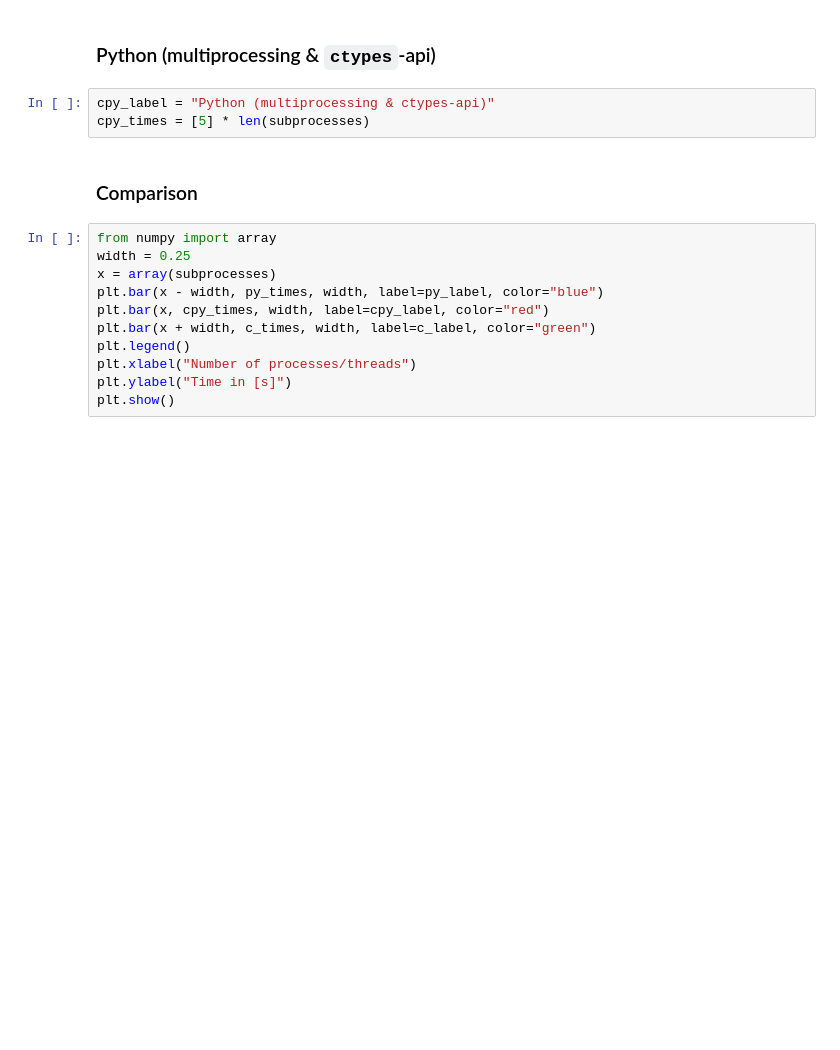
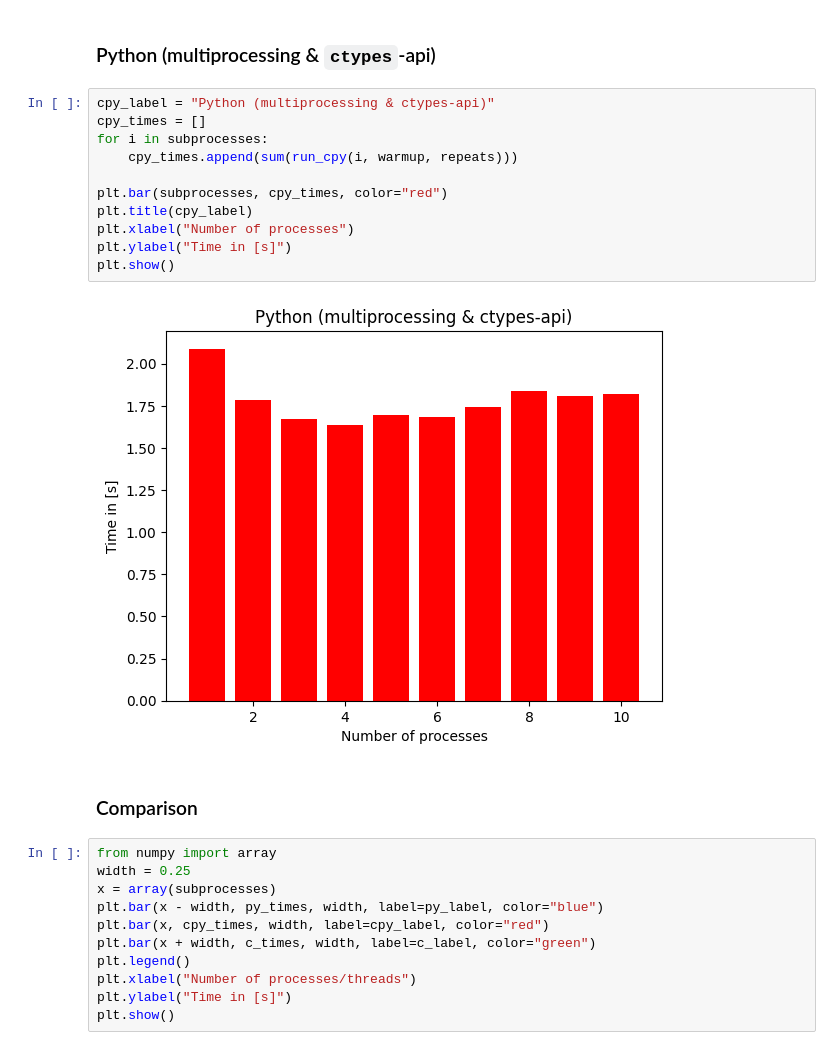
Before and after one commit to kmi784/mandelbrotsets, a Jupyter notebook: python/benchmarks.ipynb, the cells around one changed output. Saved outputs shown, nothing was run; the diff lists cells and outputs as text; blank space fills up the shorter version.

```diff
--- a/python/benchmarks.ipynb
+++ b/python/benchmarks.ipynb
@@ -185,7 +185,17 @@ plt.show()
 ### Python (multiprocessing & `ctypes`-api)
 # %%
 cpy_label = "Python (multiprocessing & ctypes-api)"
-cpy_times = [5] * len(subprocesses)
+cpy_times = []
+for i in subprocesses:
+    cpy_times.append(sum(run_cpy(i, warmup, repeats)))
+
+plt.bar(subprocesses, cpy_times, color="red")
+plt.title(cpy_label)
+plt.xlabel("Number of processes")
+plt.ylabel("Time in [s]")
+plt.show()
+# %% [output]
+[figure, added]
 # %% [markdown]
 ### Comparison
 # %%
```
Also changed, not shown: parts of 3 cells of this notebook, 4 other files.
